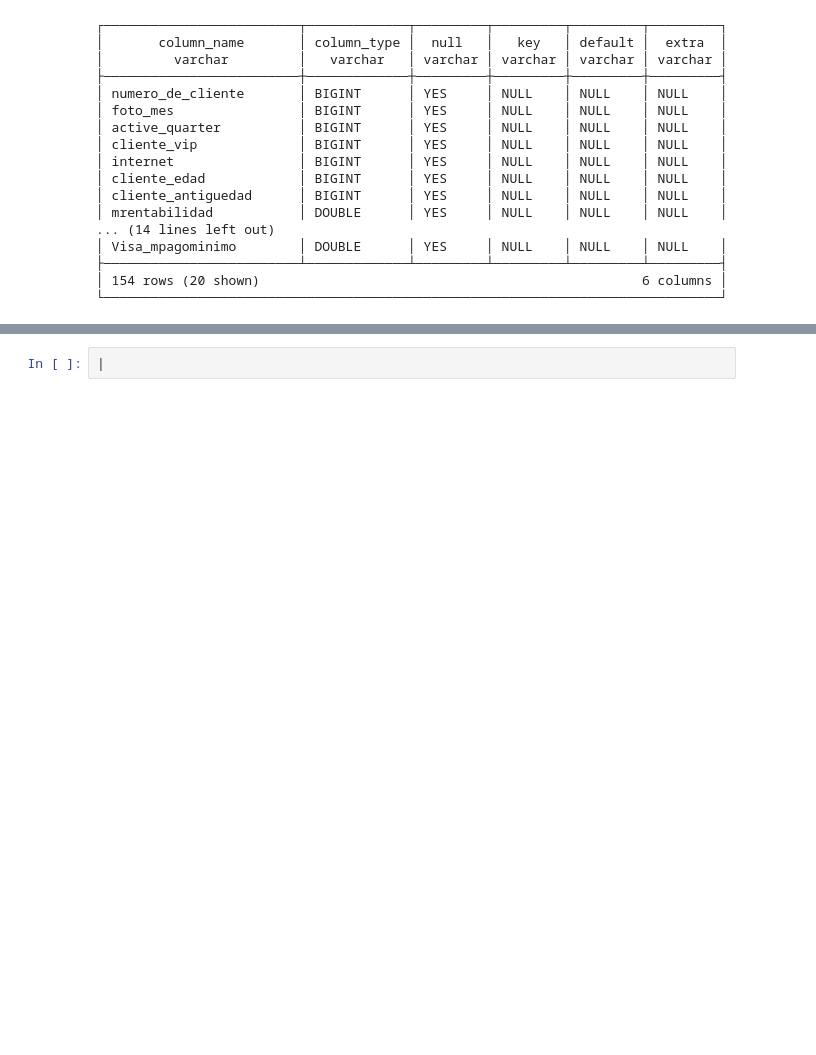
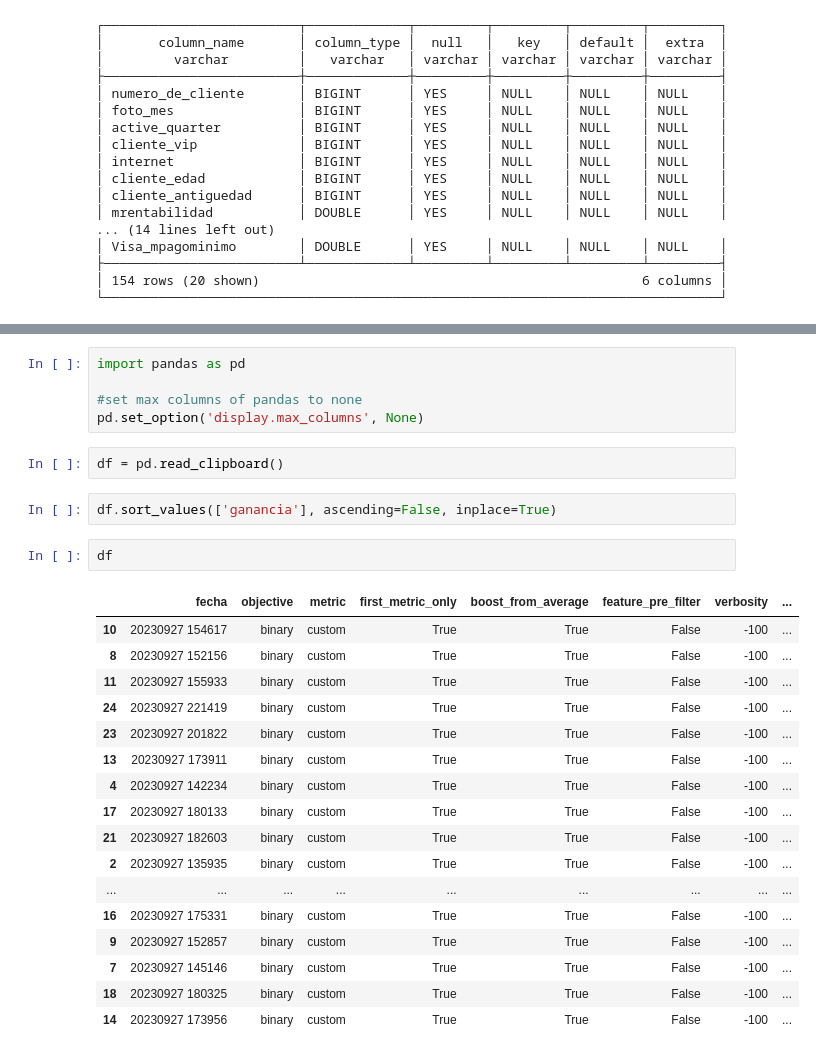
Before and after one commit to UribeAlejandro/dmeyf2023, a Jupyter notebook: src/work/kaggle/segunda/feature_engineering.ipynb, the cells around one changed output, grey strips where cells are left out. Cells and saved outputs as stored; diff of their text form; blank space fills up the shorter version.

```diff
--- a/src/work/kaggle/segunda/feature_engineering.ipynb
+++ b/src/work/kaggle/segunda/feature_engineering.ipynb
@@ -108,4 +108,31 @@ con.sql(
 │ 31 rows (20 shown)                                                                5 columns │
 └─────────────────────────────────────────────────────────────────────────────────────────────┘
 # %%
-|
+import pandas as pd
+
+#set max columns of pandas to none
+pd.set_option('display.max_columns', None)
+# %%
+df = pd.read_clipboard()
+# %%
+df.sort_values(['ganancia'], ascending=False, inplace=True)
+# %%
+df
+# %% [output]
+|  | fecha | objective | metric | first_metric_only | boost_from_average | feature_pre_filter | verbosity | ... |
+| 10 | 20230927 154617 | binary | custom | True | True | False | -100 | ... |
+| 8 | 20230927 152156 | binary | custom | True | True | False | -100 | ... |
+| 11 | 20230927 155933 | binary | custom | True | True | False | -100 | ... |
+| 24 | 20230927 221419 | binary | custom | True | True | False | -100 | ... |
+| 23 | 20230927 201822 | binary | custom | True | True | False | -100 | ... |
+| 13 | 20230927 173911 | binary | custom | True | True | False | -100 | ... |
+| 4 | 20230927 142234 | binary | custom | True | True | False | -100 | ... |
+| 17 | 20230927 180133 | binary | custom | True | True | False | -100 | ... |
+| 21 | 20230927 182603 | binary | custom | True | True | False | -100 | ... |
+| 2 | 20230927 135935 | binary | custom | True | True | False | -100 | ... |
+| ... | ... | ... | ... | ... | ... | ... | ... | ... |
+| 16 | 20230927 175331 | binary | custom | True | True | False | -100 | ... |
+| 9 | 20230927 152857 | binary | custom | True | True | False | -100 | ... |
+| 7 | 20230927 145146 | binary | custom | True | True | False | -100 | ... |
+| 18 | 20230927 180325 | binary | custom | True | True | False | -100 | ... |
+| 14 | 20230927 173956 | binary | custom | True | True | False | -100 | ... |
```
Also changed, not shown: 1 other file.
